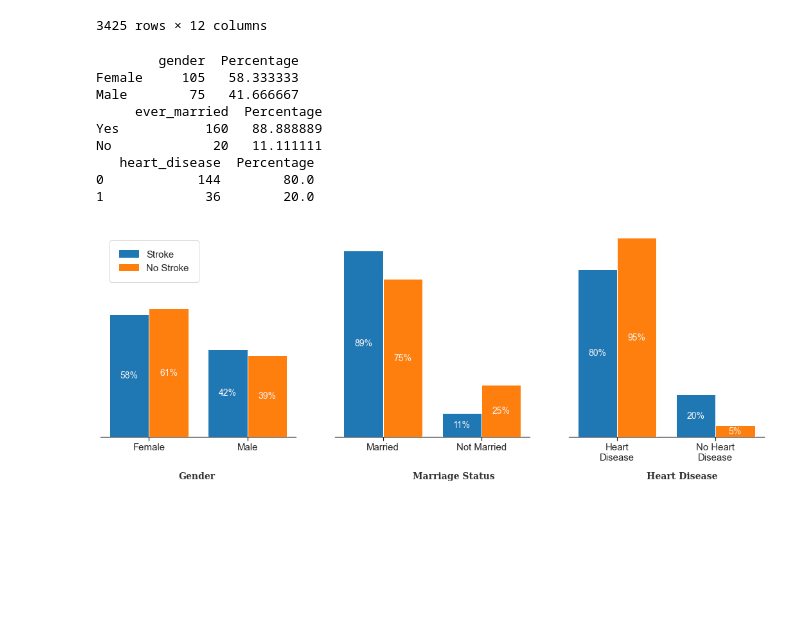
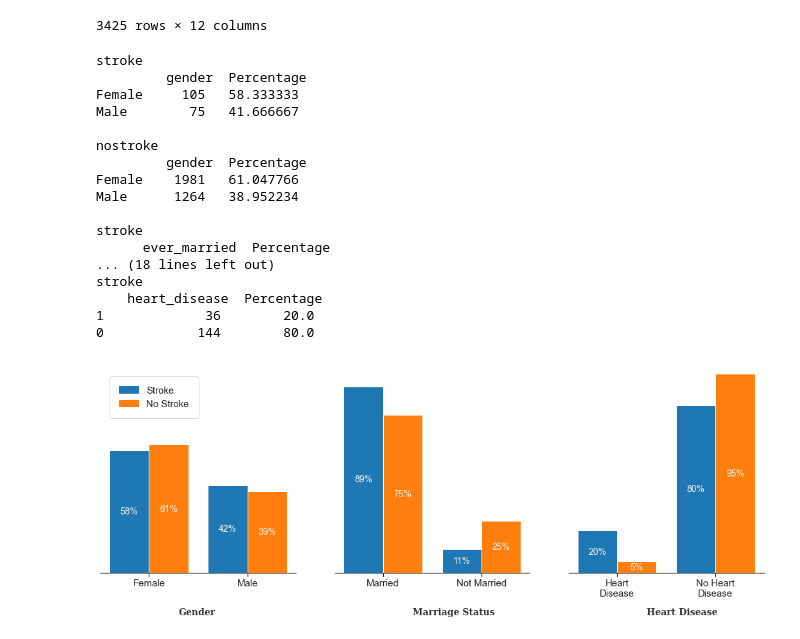
Before and after one commit to AlDeleon012597/Stroke_Prediction, a Jupyter notebook: Stroke_Project.ipynb, the cells around one changed output. Drawn from its saved outputs; the diff is of its cells as text; code cells hidden in the pictures; blank space fills up the shorter version.

```diff
--- a/Stroke_Project.ipynb
+++ b/Stroke_Project.ipynb
@@ -176,21 +176,6 @@ stroke_df
 | 5107 | 19723 | Female | 35.0 | 0 | 0 | Yes | Self-employed | Rural | ... |
 | 5108 | 37544 | Male | 51.0 | 0 | 0 | Yes | Private | Rural | ... |
 3425 rows × 12 columns
-# %%
-fig, axs = plt.subplots(1,3)
-ax2=axs[0]
-
-str_only = stroke_df[stroke_df['stroke'] == 1]
-no_str_only = stroke_df[stroke_df['stroke'] == 0]
-
-def getPercent_df(df,category):
-    temp_df = pd.DataFrame(df[category].value_counts())
-    temp_df["Percentage"] = temp_df[category].apply(lambda x:x/sum(temp_df[category])*100)
-    return temp_df
-
-'gender':['Female','Male']
-'ever_married':['Married','Not Married']
-'heart
 # %%
 fig, axs = plt.subplots(1,3)
 
@@ -210,9 +195,16 @@ ticks= {'gender':['Female','Male'],
 xlabels={'gender':'Gender','ever_married':'Marriage Status','heart_disease':'Heart Disease'}
 
 def addBarChart(ax,category):
+
+
     hadStroke=getPercent_df(str_only,category)
-    print(hadStroke)
+    print('\nstroke\n',hadStroke)
     noStroke=getPercent_df(no_str_only,category)
+    print('\nnostroke\n',noStroke)
+    if 'heart' in category:
+        hadStroke=getPercent_df(str_only,category).sort_index(ascending=False)
+        print('\nstroke\n',hadStroke)
+        noStroke=getPercent_df(no_str_only,category).sort_index(ascending=False)
     x = np.arange(len(hadStroke))
     ax.text(.5, -20, xlabels[category], fontsize=14, fontweight='bold', fontfamily='serif', color="#323232")
     ax.grid(color='gray', linestyle=':', axis='y', zorder=0,  dashes=(1,5))
@@ -243,37 +235,45 @@ def addBarChart(ax,category):
                     color='#f6f6f6',
                     horizontalalignment='center',
                     verticalalignment='center',
                     size = 14)
     for i,j in zip([0, 1], noStroke["Percentage"]):
         ax.annotate(f'{j:0.0f}%',
                     xy=(i+0.4, j/2),
                     color='#f6f6f6',
                     horizontalalignment='center',
                     verticalalignment='center',
                     size = 14)
 
 import matplotlib.patches as mpatches
 
 red_patch = mpatches.Patch(color='tab:orange', label='No Stroke')
 blue_patch = mpatches.Patch(color='tab:blue', label='Stroke')
 leg = fig.legend(loc='upper left',
                  bbox_to_anchor=(0.13, .85),
                  borderpad=1, prop={'size': 15},
                  handles=[blue_patch,red_patch])
 
 addBarChart(axs[0],'gender')
 addBarChart(axs[1],'ever_married')
 addBarChart(axs[2],'heart_disease')
 
 fig.set_size_inches(18.5,6)
 # %% [output]
-        gender  Percentage
+stroke
+         gender  Percentage
 Female     105   58.333333
 Male        75   41.666667
-     ever_married  Percentage
-Yes           160   88.888889
-No             20   11.111111
-   heart_disease  Percentage
+
+nostroke
+         gender  Percentage
+Female    1981   61.047766
+Male      1264   38.952234
+
+stroke
+      ever_married  Percentage
+... (18 lines left out)
+stroke
+    heart_disease  Percentage
+1             36        20.0
 0            144        80.0
-1             36        20.0
-[figure, old version]
+[figure, new version]
```
